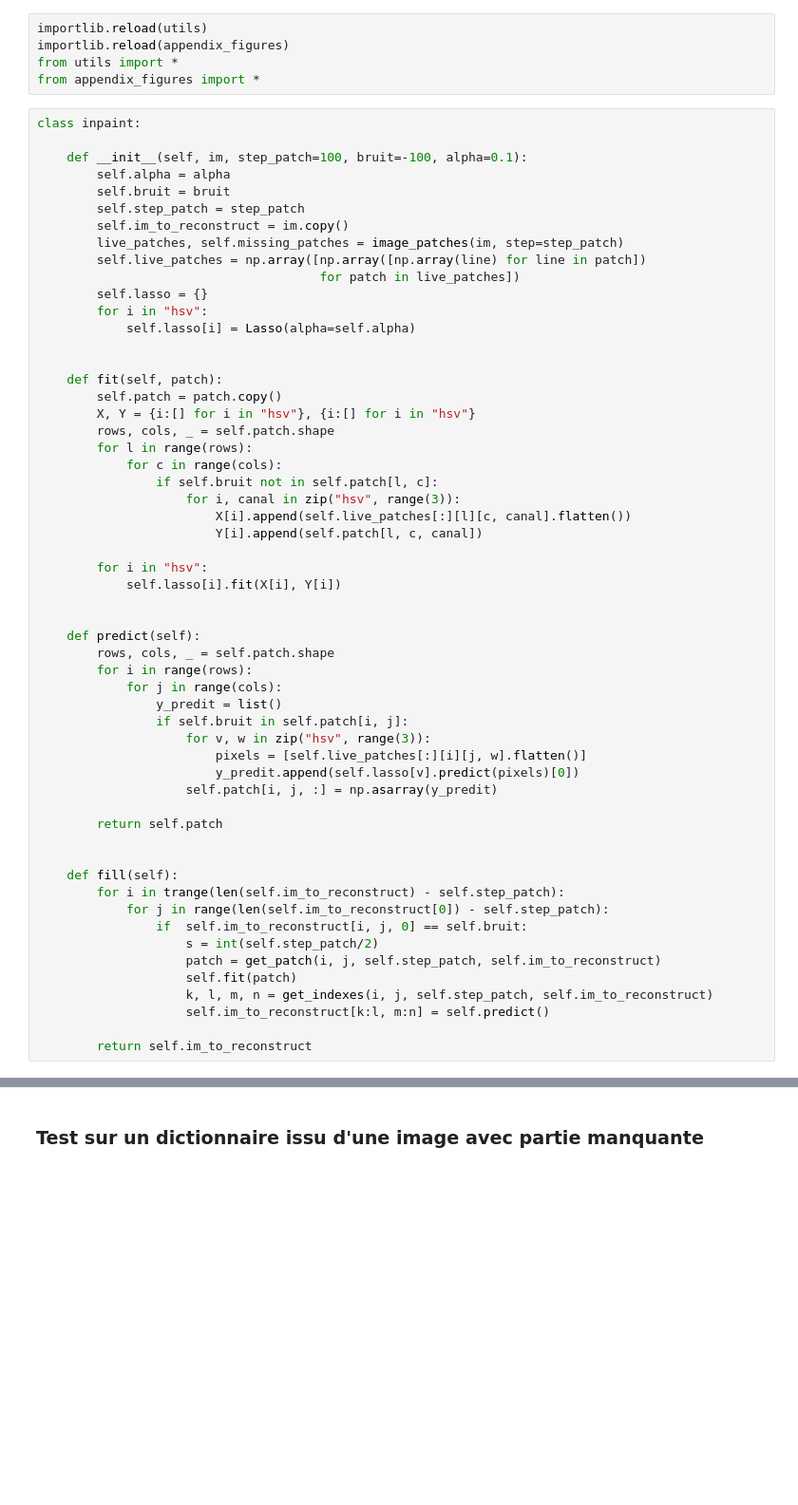
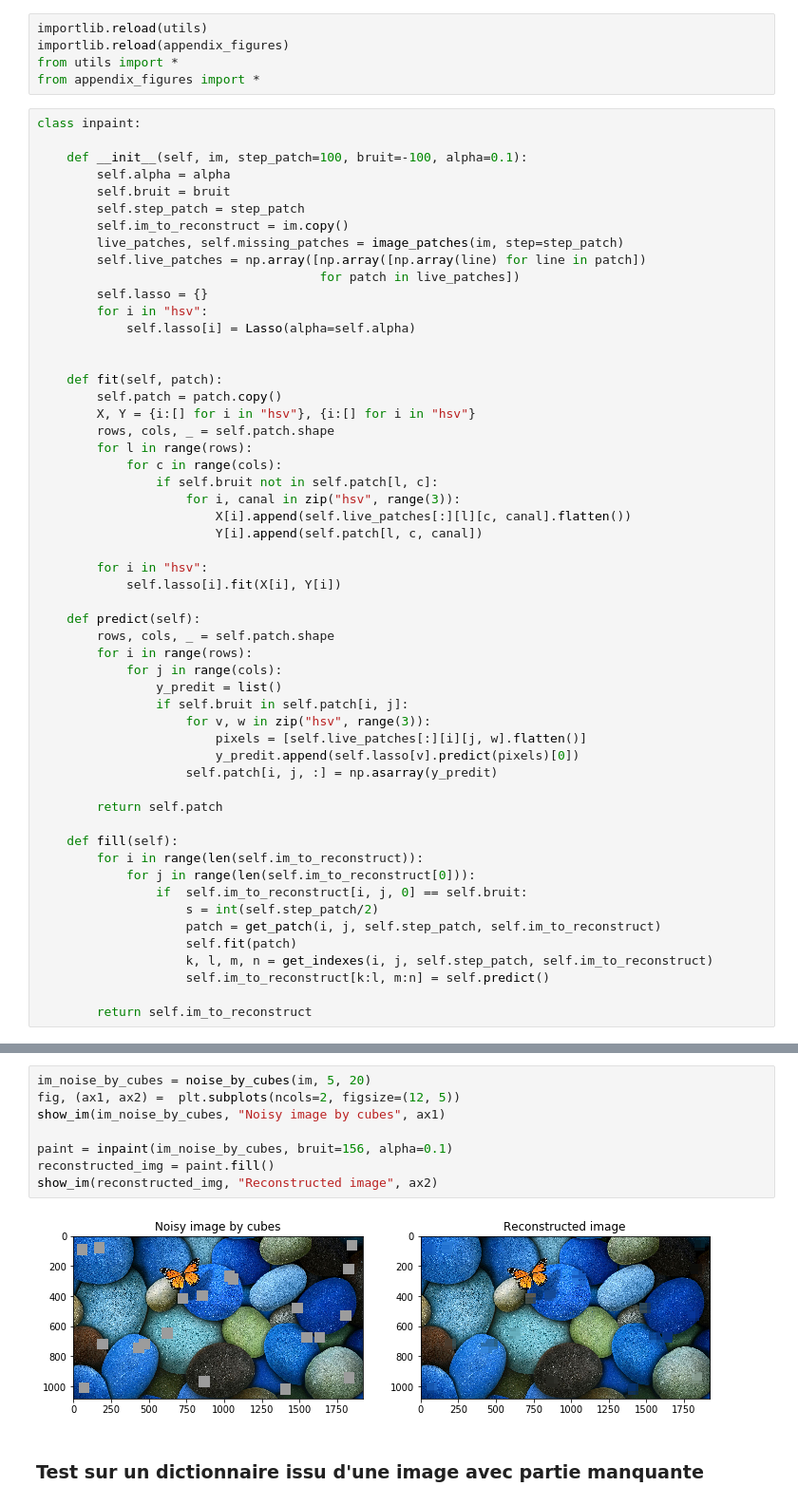
Before and after one commit to ATidiane/ARF, a Jupyter notebook: InpaintingProject/inpainting.ipynb, the cells around one changed output, grey strips where cells are left out. Shown at 95% size. Drawn from its saved outputs; the diff is of its cells as text; blank space fills up the shorter version.

```diff
--- a/InpaintingProject/inpainting.ipynb
+++ b/InpaintingProject/inpainting.ipynb
@@ -404,7 +396,6 @@ class inpaint:
         for i in "hsv":
             self.lasso[i].fit(X[i], Y[i])
 
-
     def predict(self):
         rows, cols, _ = self.patch.shape
         for i in range(rows):
@@ -418,10 +409,9 @@ class inpaint:
 
         return self.patch
 
-
     def fill(self):
-        for i in trange(len(self.im_to_reconstruct) - self.step_patch):
-            for j in range(len(self.im_to_reconstruct[0]) - self.step_patch):
+        for i in range(len(self.im_to_reconstruct)):
+            for j in range(len(self.im_to_reconstruct[0])):
                 if  self.im_to_reconstruct[i, j, 0] == self.bruit:
                     s = int(self.step_patch/2)
                     patch = get_patch(i, j, self.step_patch, self.im_to_reconstruct)
@@ -433,2 +425,12 @@ class inpaint:
+# %%
+im_noise_by_cubes = noise_by_cubes(im, 5, 20)
+fig, (ax1, ax2) =  plt.subplots(ncols=2, figsize=(12, 5))
+show_im(im_noise_by_cubes, "Noisy image by cubes", ax1)
+
+paint = inpaint(im_noise_by_cubes, bruit=156, alpha=0.1)
+reconstructed_img = paint.fill()
+show_im(reconstructed_img, "Reconstructed image", ax2)
+# %% [output]
+[figure, added]
 # %% [markdown]
 ### Test sur un dictionnaire issu d'une image avec partie manquante
```
Also changed, not shown: parts of 18 cells of this notebook, 6 other files.
